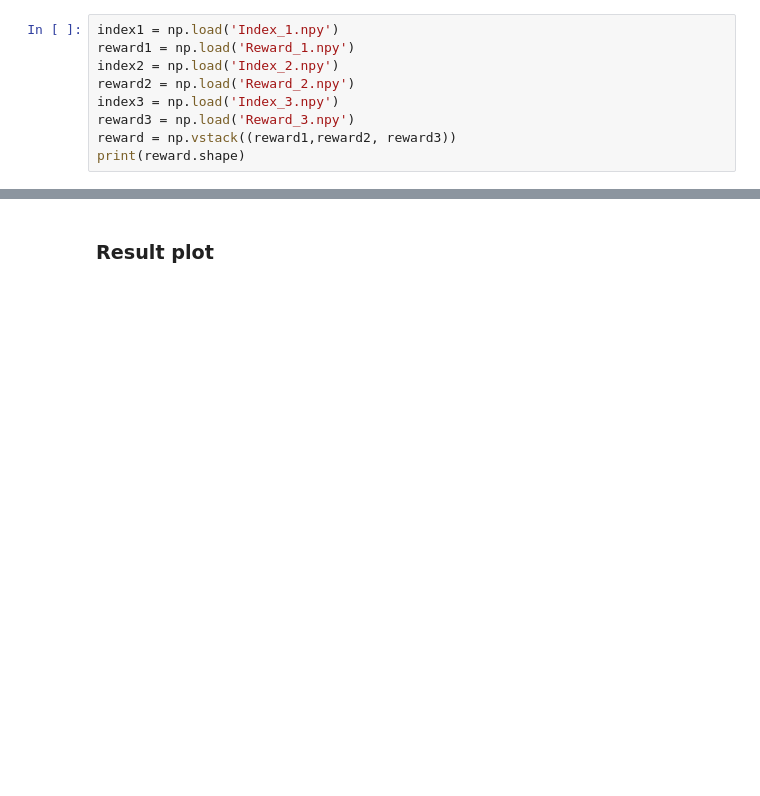
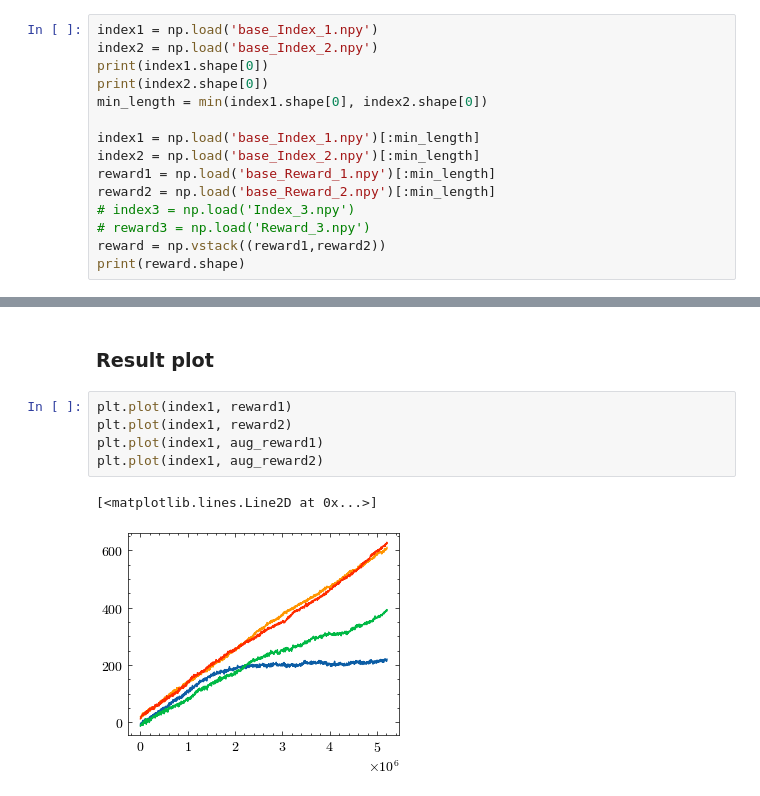
Before and after one commit to Minghui-Wu/545Project, a Jupyter notebook: rl_analysis/result.ipynb, the cells around one changed output, grey strips where cells are left out. Cells and saved outputs as stored; diff of their text form; blank space fills up the shorter version.

```diff
--- a/rl_analysis/result.ipynb
+++ b/rl_analysis/result.ipynb
@@ -30,12 +49,18 @@ Finished: Trail 3
 # %% [markdown]
 ### Mean and std
 # %%
-index1 = np.load('Index_1.npy')
-reward1 = np.load('Reward_1.npy')
-index2 = np.load('Index_2.npy')
-reward2 = np.load('Reward_2.npy')
-index3 = np.load('Index_3.npy')
-reward3 = np.load('Reward_3.npy')
-reward = np.vstack((reward1,reward2, reward3))
+index1 = np.load('base_Index_1.npy')
+index2 = np.load('base_Index_2.npy')
+print(index1.shape[0])
+print(index2.shape[0])
+min_length = min(index1.shape[0], index2.shape[0])
+
+index1 = np.load('base_Index_1.npy')[:min_length]
+index2 = np.load('base_Index_2.npy')[:min_length]
+reward1 = np.load('base_Reward_1.npy')[:min_length]
+reward2 = np.load('base_Reward_2.npy')[:min_length]
+# index3 = np.load('Index_3.npy')
+# reward3 = np.load('Reward_3.npy')
+reward = np.vstack((reward1,reward2))
 print(reward.shape)
 # %% [output]
@@ -49,5 +110,13 @@ print(mean_reward.shape)
 # %% [markdown]
 ### Result plot
+# %%
+plt.plot(index1, reward1)
+plt.plot(index1, reward2)
+plt.plot(index1, aug_reward1)
+plt.plot(index1, aug_reward2)
+# %% [output]
+[<matplotlib.lines.Line2D at 0x...>]
+[figure, added]
 # %%
 smooth = 1
 max_reward = mean_reward + std_reward
```
Also changed, not shown: parts of 8 cells of this notebook, 14 other files.
